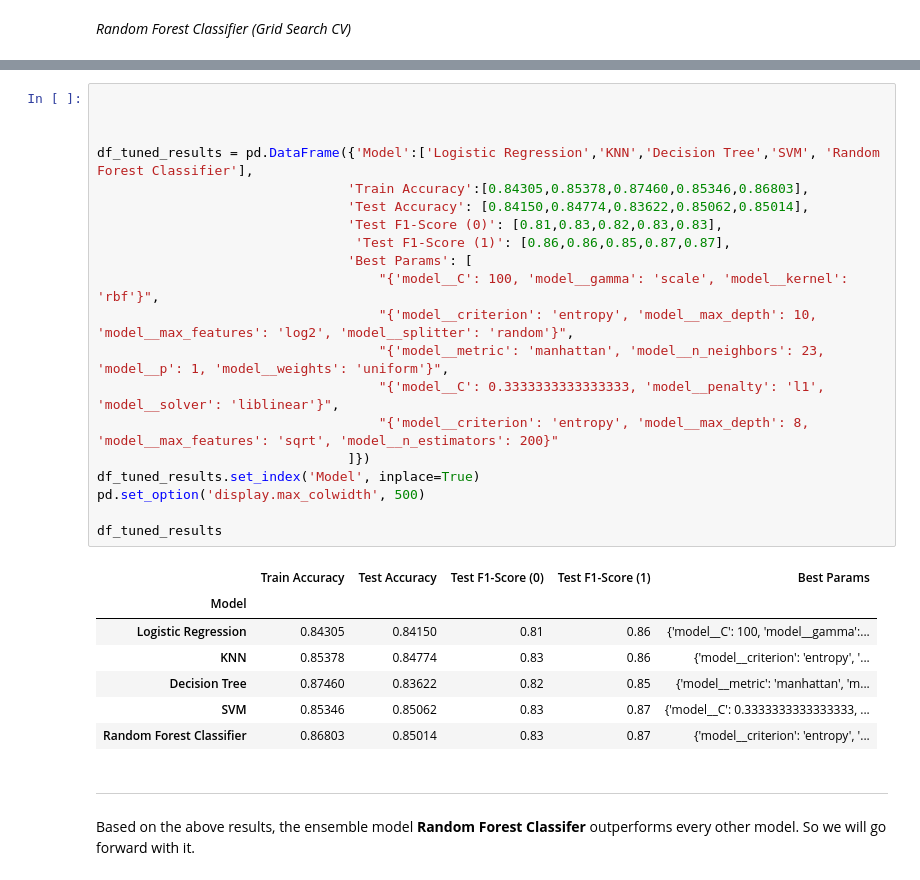
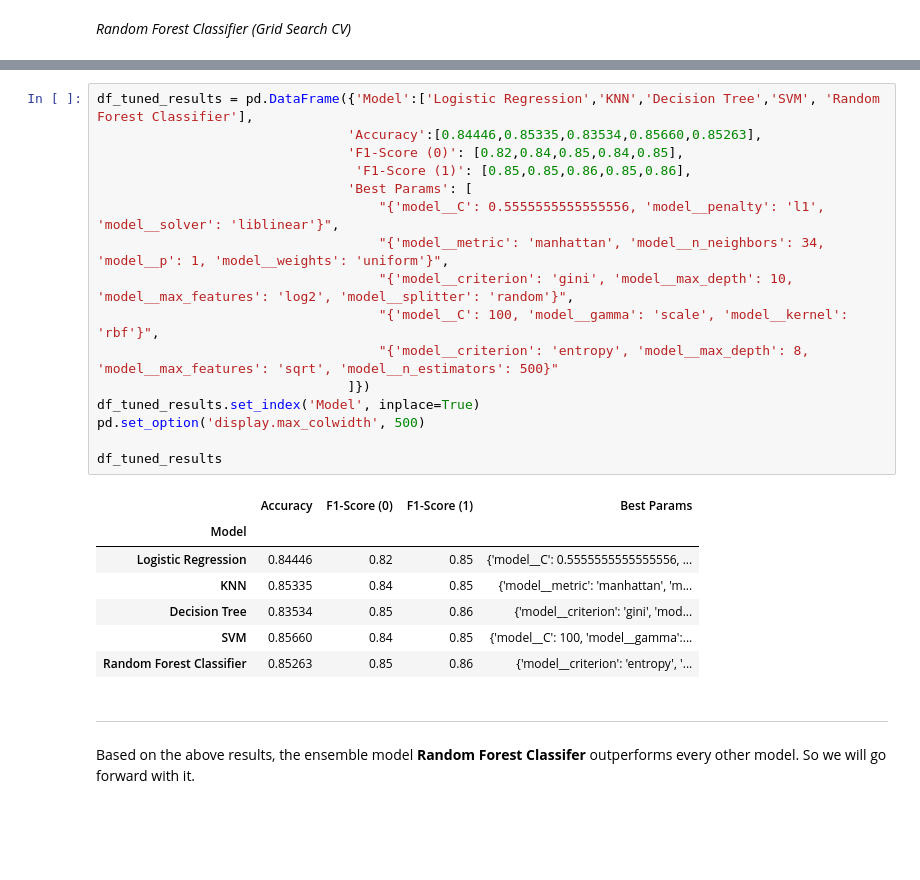
Before and after one commit to santthosh/ml-inventory-demand, a Jupyter notebook: notebook.ipynb, the cells around one changed output, grey strips where cells are left out. Saved outputs shown, nothing was run; the diff lists cells and outputs as text; blank space fills up the shorter version.

```diff
--- a/notebook.ipynb
+++ b/notebook.ipynb
@@ -608,31 +603,27 @@ Best Params: {'model__criterion': 'entropy', 'model__max_depth': 8, 'model__max_
 # %%
-
-
-
 df_tuned_results = pd.DataFrame({'Model':['Logistic Regression','KNN','Decision Tree','SVM', 'Random Forest Classifier'],
-                                'Train Accuracy':[0.84305,0.85378,0.87460,0.85346,0.86803],
-                                'Test Accuracy': [0.84150,0.84774,0.83622,0.85062,0.85014],
-                                'Test F1-Score (0)': [0.81,0.83,0.82,0.83,0.83],
-                                 'Test F1-Score (1)': [0.86,0.86,0.85,0.87,0.87],
+                                'Accuracy':[0.84446,0.85335,0.83534,0.85660,0.85263],
+                                'F1-Score (0)': [0.82,0.84,0.85,0.84,0.85],
+                                 'F1-Score (1)': [0.85,0.85,0.86,0.85,0.86],
                                 'Best Params': [
+                                    "{'model__C': 0.5555555555555556, 'model__penalty': 'l1', 'model__solver': 'liblinear'}",
+                                    "{'model__metric': 'manhattan', 'model__n_neighbors': 34, 'model__p': 1, 'model__weights': 'uniform'}",
+                                    "{'model__criterion': 'gini', 'model__max_depth': 10, 'model__max_features': 'log2', 'model__splitter': 'random'}",
                                     "{'model__C': 100, 'model__gamma': 'scale', 'model__kernel': 'rbf'}",
-                                    "{'model__criterion': 'entropy', 'model__max_depth': 10, 'model__max_features': 'log2', 'model__splitter': 'random'}",
-                                    "{'model__metric': 'manhattan', 'model__n_neighbors': 23, 'model__p': 1, 'model__weights': 'uniform'}",
-                                    "{'model__C': 0.3333333333333333, 'model__penalty': 'l1', 'model__solver': 'liblinear'}",
-                                    "{'model__criterion': 'entropy', 'model__max_depth': 8, 'model__max_features': 'sqrt', 'model__n_estimators': 200}"
+                                    "{'model__criterion': 'entropy', 'model__max_depth': 8, 'model__max_features': 'sqrt', 'model__n_estimators': 500}"
                                 ]})
 df_tuned_results.set_index('Model', inplace=True)
 pd.set_option('display.max_colwidth', 500)
 
 df_tuned_results
 # %% [output]
-|  | Train Accuracy | Test Accuracy | Test F1-Score (0) | Test F1-Score (1) | Best Params |
-| Model |  |  |  |  |  |
-| Logistic Regression | 0.84305 | 0.84150 | 0.81 | 0.86 | {'model__C': 100, 'model__gamma':... |
-| KNN | 0.85378 | 0.84774 | 0.83 | 0.86 | {'model__criterion': 'entropy', '... |
-| Decision Tree | 0.87460 | 0.83622 | 0.82 | 0.85 | {'model__metric': 'manhattan', 'm... |
-| SVM | 0.85346 | 0.85062 | 0.83 | 0.87 | {'model__C': 0.3333333333333333, ... |
-| Random Forest Classifier | 0.86803 | 0.85014 | 0.83 | 0.87 | {'model__criterion': 'entropy', '... |
+|  | Accuracy | F1-Score (0) | F1-Score (1) | Best Params |
+| Model |  |  |  |  |
+| Logistic Regression | 0.84446 | 0.82 | 0.85 | {'model__C': 0.5555555555555556, ... |
+| KNN | 0.85335 | 0.84 | 0.85 | {'model__metric': 'manhattan', 'm... |
+| Decision Tree | 0.83534 | 0.85 | 0.86 | {'model__criterion': 'gini', 'mod... |
+| SVM | 0.85660 | 0.84 | 0.85 | {'model__C': 100, 'model__gamma':... |
+| Random Forest Classifier | 0.85263 | 0.85 | 0.86 | {'model__criterion': 'entropy', '... |
 # %% [markdown]
 <hr/>
 
```
Also changed, not shown: parts of 13 cells of this notebook, 1 other file.
